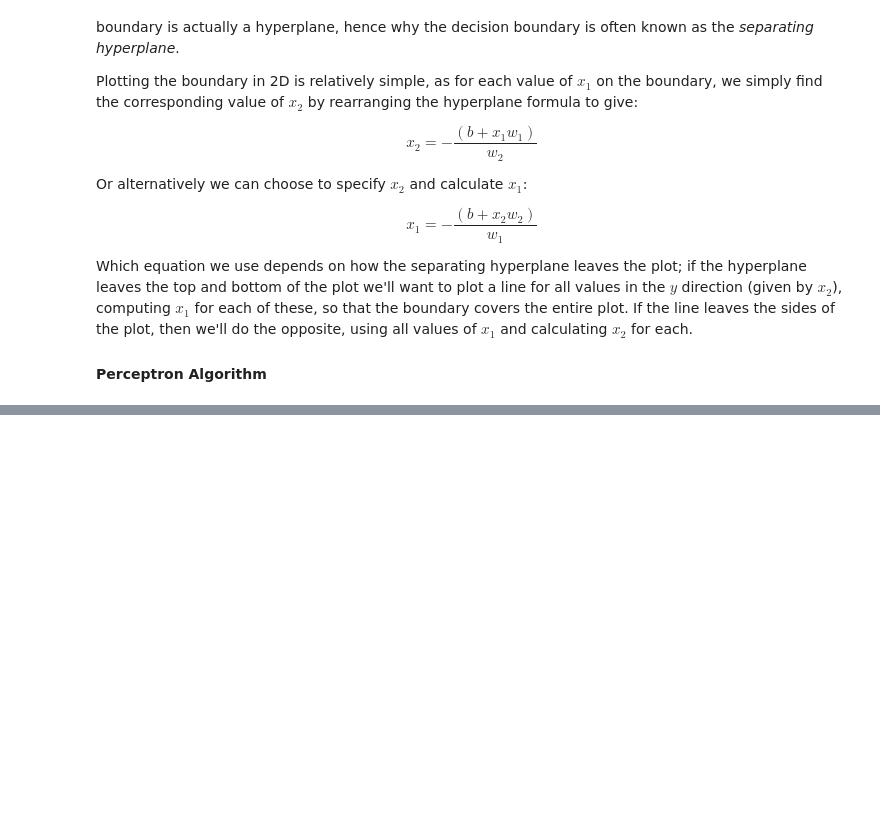
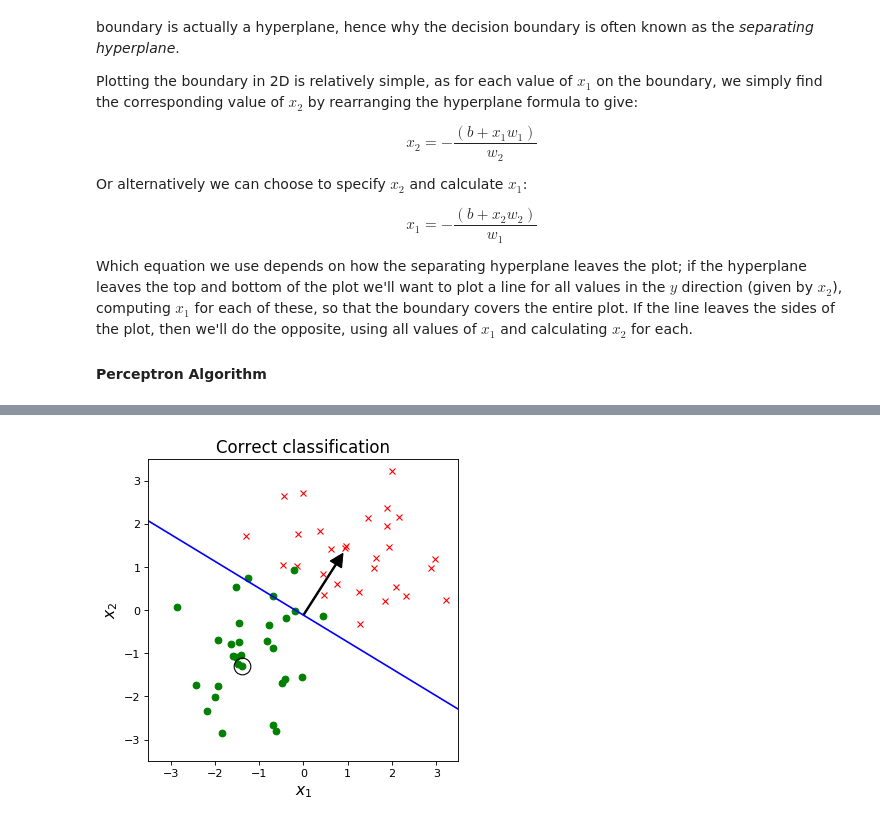
Before and after one commit to tomcdonald/ml-ai, a Jupyter notebook: notes/Objective_Functions_and_Supervised_Learning.ipynb, the cells around one changed output, grey strips where cells are left out. Cells and saved outputs as stored; diff of their text form; code cells hidden in the pictures; blank space fills up the shorter version.

```diff
--- a/notes/Objective_Functions_and_Supervised_Learning.ipynb
+++ b/notes/Objective_Functions_and_Supervised_Learning.ipynb
@@ -191,0 +206,19 @@ Specifically:
+# %%
+def run_perceptron(w, b, learn_rate, how_many):
+    for i in range(how_many):
+        plot_perceptron(w, b)
+        w, b, x_selected, updated = update_perceptron(w, b, x_plus, x_minus, learn_rate)
+        plt.plot(x_selected[0], x_selected[1], 'o', \
+             mfc='none', mec='k', ms=15, lw=5)
+        if updated:
+            plt.title('Incorrect classification: needs updating', {'fontsize': 15})
+            plt.pause(5)
+        else:
+            plt.title('Correct classification', {'fontsize': 15})
+            plt.pause(2)
+
+niters = 20
+learn_rate = 0.5
+run_perceptron(w, b, learn_rate, niters)
+# %% [output]
+[figure, added]
```
Also changed, not shown: parts of 3 cells of this notebook.
